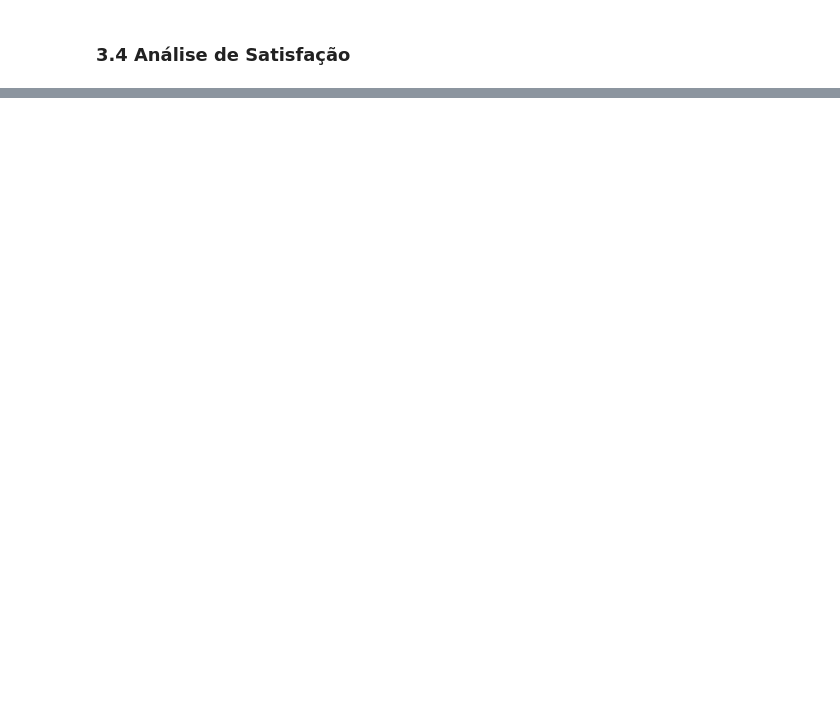
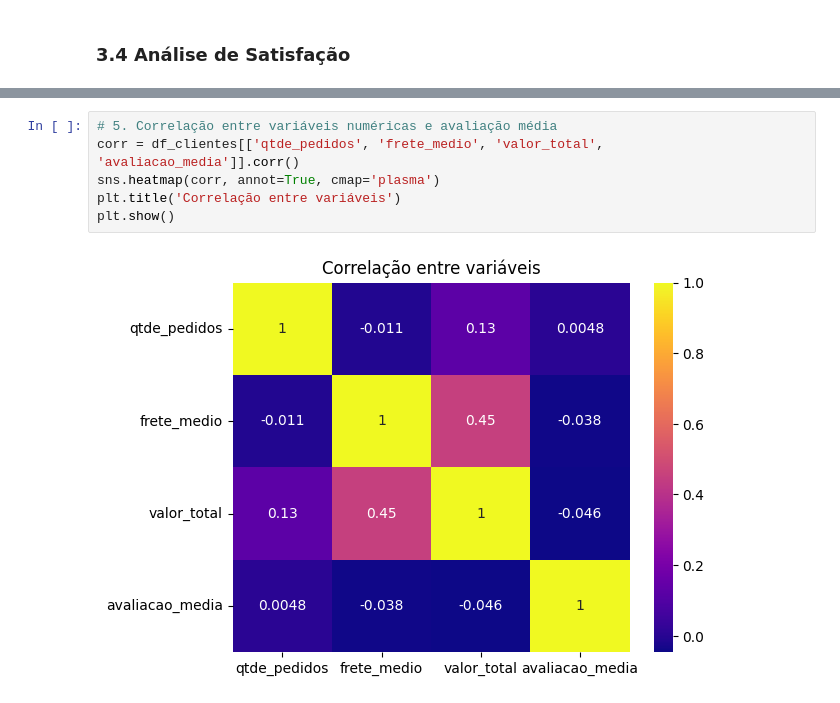
Before and after one commit to biabatista021/projeto-olist, a Jupyter notebook: notebook/olist-analise.ipynb, the cells around one changed output, grey strips where cells are left out. Saved outputs shown, nothing was run; the diff lists cells and outputs as text; blank space fills up the shorter version.

```diff
--- a/notebook/olist-analise.ipynb
+++ b/notebook/olist-analise.ipynb
@@ -1266,0 +1390,8 @@ plt.show()
+# %%
+# 5. Correlação entre variáveis numéricas e avaliação média
+corr = df_clientes[['qtde_pedidos', 'frete_medio', 'valor_total', 'avaliacao_media']].corr()
+sns.heatmap(corr, annot=True, cmap='plasma')
+plt.title('Correlação entre variáveis')
+plt.show()
+# %% [output]
+[figure, added]
```
Also changed, not shown: parts of 13 cells of this notebook, 1 other file.
